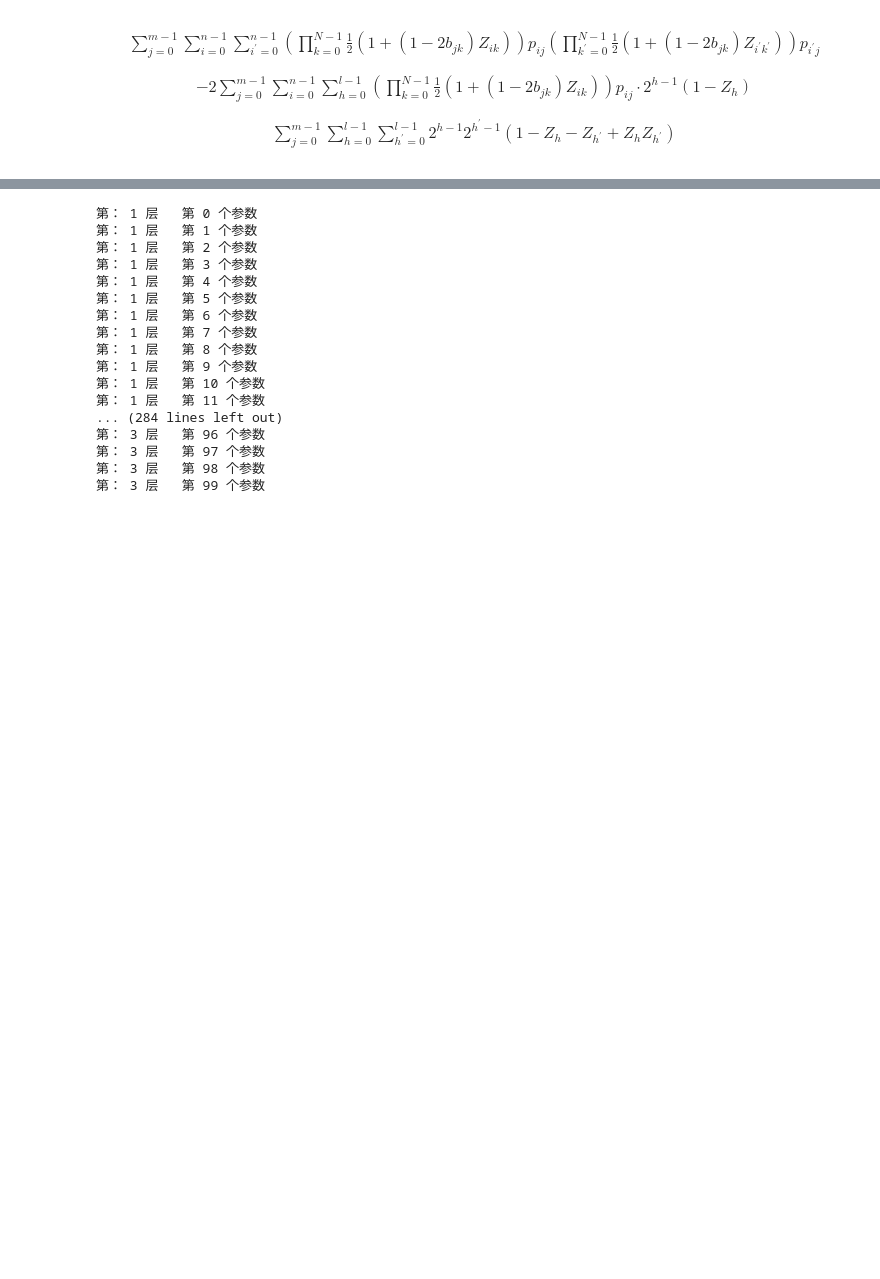
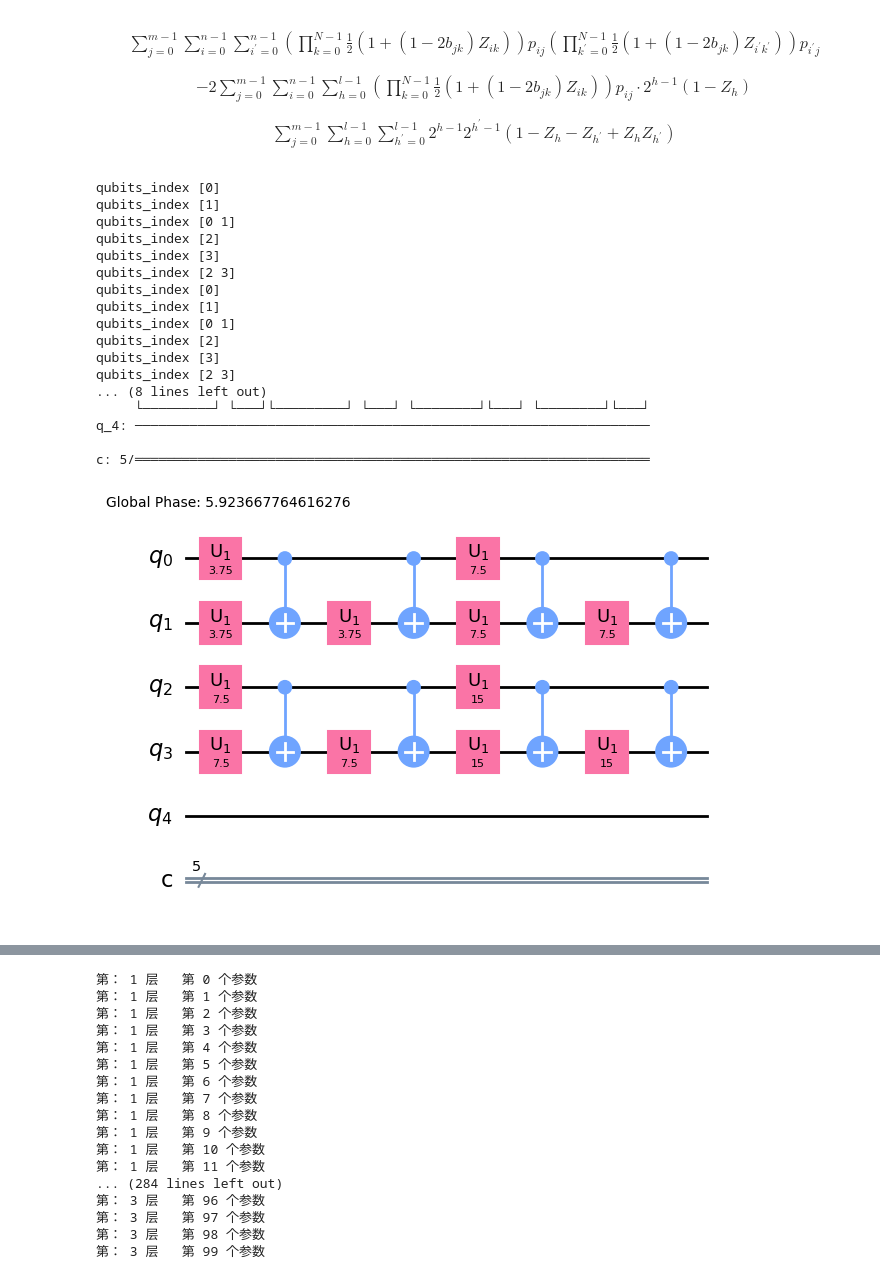
Before and after one commit to li-bit-spec/FOOSP, a Jupyter notebook: QAOA/binary/binary_exp.ipynb, the cells around one changed output, grey strips where cells are left out. Saved outputs shown, nothing was run; the diff lists cells and outputs as text; code cells hidden in the pictures; blank space fills up the shorter version.

```diff
--- a/QAOA/binary/binary_exp.ipynb
+++ b/QAOA/binary/binary_exp.ipynb
@@ -1,17 +1,17 @@
 # %%
 import numpy as np
 # 假设有 3 台机器和 3 个操作
-m = 4 # 机器数量
+m = 3 # 机器数量
 N = 2 # 表示机器的二进制 (0, 1)
 n = 2 # 操作数量
 l = 1  # 用于表示 C_max 的二进制位数
 
 # 处理时间矩阵 (例如)
-p = np.array([[1, 2, 3, 4],[4 ,2, 3, 1]])
+p = np.array([[1, 2, 3],[2, 3, 1]])
 
-b = np.array([[0, 0],[1, 0] ,[0, 1],[1,1]])
+b = np.array([[0, 0],[1, 0] ,[0, 1]])
 # 非法数组(用于表示机器数)(1, 1)
-bw = np.array([])
+bw = np.array([[1, 1]])
 # 常数
 K1 = 100
 P = 30
@@ -175,0 +271,26 @@ def get_cost_circuit3(gamma, qc):
+# %%
+from qiskit import Aer, QuantumCircuit, execute
+gamma= 1
+qc = QuantumCircuit(num_qubits, num_qubits)
+get_cost_circuit4(gamma, qc)
+print(qc)
+qc.decompose().draw('mpl')
+# %% [output]
+qubits_index [0]
+qubits_index [1]
+qubits_index [0 1]
+qubits_index [2]
+qubits_index [3]
+qubits_index [2 3]
+qubits_index [0]
+qubits_index [1]
+qubits_index [0 1]
+qubits_index [2]
+qubits_index [3]
+qubits_index [2 3]
+... (8 lines left out)
+     └─────────┘ └───┘└─────────┘ └───┘ └────────┘└───┘ └────────┘└───┘
+q_4: ──────────────────────────────────────────────────────────────────
+
+c: 5/══════════════════════════════════════════════════════════════════
+[figure, added]
```
Also changed, not shown: parts of 6 cells of this notebook, 1 other file.
